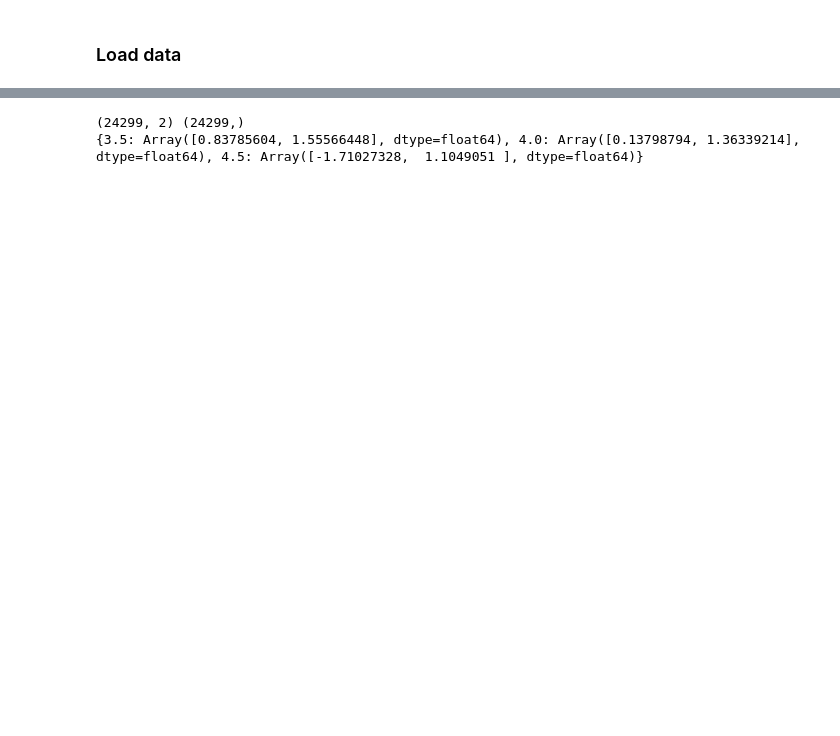
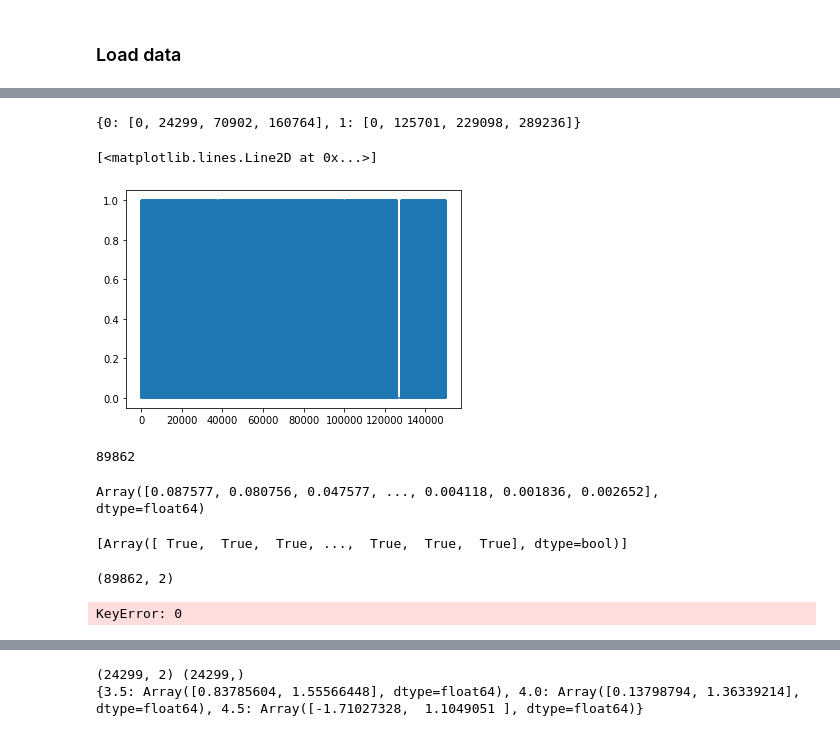
Before and after one commit to Tomfersil/pH-integration, a Jupyter notebook: ph_refine.ipynb, the cells around one changed output, grey strips where cells are left out. Saved outputs shown, nothing was run; the diff lists cells and outputs as text; code cells hidden in the pictures; blank space fills up the shorter version.

```diff
--- a/ph_refine.ipynb
+++ b/ph_refine.ipynb
@@ -535,0 +465,20 @@ len(ns[3.5])
+# %%
+my_gs = {}
+my_ws = {}
+my_legend = {}
+
+for n_prot in ns_prot:
+    # n_prot = int(n_prot)
+    my_gs[n_prot] = []
+    my_ws[n_prot] = []
+    my_legend[n_prot] = []
+
+    for ph in ph_vals:
+        # my_gs[n_prot].append(np.array(gs[ph].iloc[ns[ph] == n_prot].loc[0][obs_names]))
+        # my_gs[n_prot].append(gs[ph][ns[ph].to_numpy() == n_prot])
+        my_gs[n_prot].append(np.array(gs[ph])[ns[ph] == n_prot])
+        my_ws[n_prot].append(weights[ph][ns[ph] == n_prot])
+        my_legend[n_prot].append(len(my_ws[n_prot][-1]))
+
+    # my_gs[n_prot] = np.vstack(my_gs[n_prot])
+    # my_ws[n_prot] = np.hstack(my_ws[n_prot])
@@ -535,0 +552,9 @@ len(ns[3.5])
+# %%
+my_ws[0]
+
+for n_prot in my_legend.keys():
+    my_legend[n_prot] = [0] + list(numpy.cumsum(my_legend[n_prot]))
+
+my_legend
+# %% [output]
+{0: [0, 24299, 70902, 160764], 1: [0, 125701, 229098, 289236]}
@@ -535,0 +611,41 @@ len(ns[3.5])
+# %%
+gs[ph]
+
+plt.plot(ns[ph])
+# %% [output]
+[<matplotlib.lines.Line2D at 0x...>]
+[figure, added]
+# %%
+len(ns[ph][ns[ph] == n_prot])
+# %% [output]
+89862
+# %%
+np.array(gs[ph])[ns[ph] == n_prot]
+
+for n_prot in ns_prot:
+    for ph in ph_vals:
+        weights[ph][ns[ph] == n_prot]
+# %% [output]
+Array([0.087577, 0.080756, 0.047577, ..., 0.004118, 0.001836, 0.002652],      dtype=float64)
+# %%
+[ns[ph] == n_prot]
+# %% [output]
+[Array([ True,  True,  True, ...,  True,  True,  True], dtype=bool)]
+# %%
+np.array(gs[ph])[ns[ph] == n_prot].shape
+
+# np.array(gs[ph].iloc[ns[ph] == n_prot].loc[0][obs_names])
+# %% [output]
+(89862, 2)
+# %%
+my_gs = {}
+
+for n_prot in ns_prot:
+    n_prot = int(n_prot)
+    my_gs[n_prot] = []
+    for ph in ph_vals:
+        my_gs[n_prot].append(np.array(gs[ph].iloc[ns[ph] == n_prot].loc[0][obs_names]))
+        my_gs[n_prot].append(gs[ph][ns[ph].to_numpy() == n_prot])
+    my_gs[n_prot] = np.vstack(my_gs[n_prot])
+# %% [output]
+KeyError: 0
```
Also changed, not shown: parts of 25 cells of this notebook.
